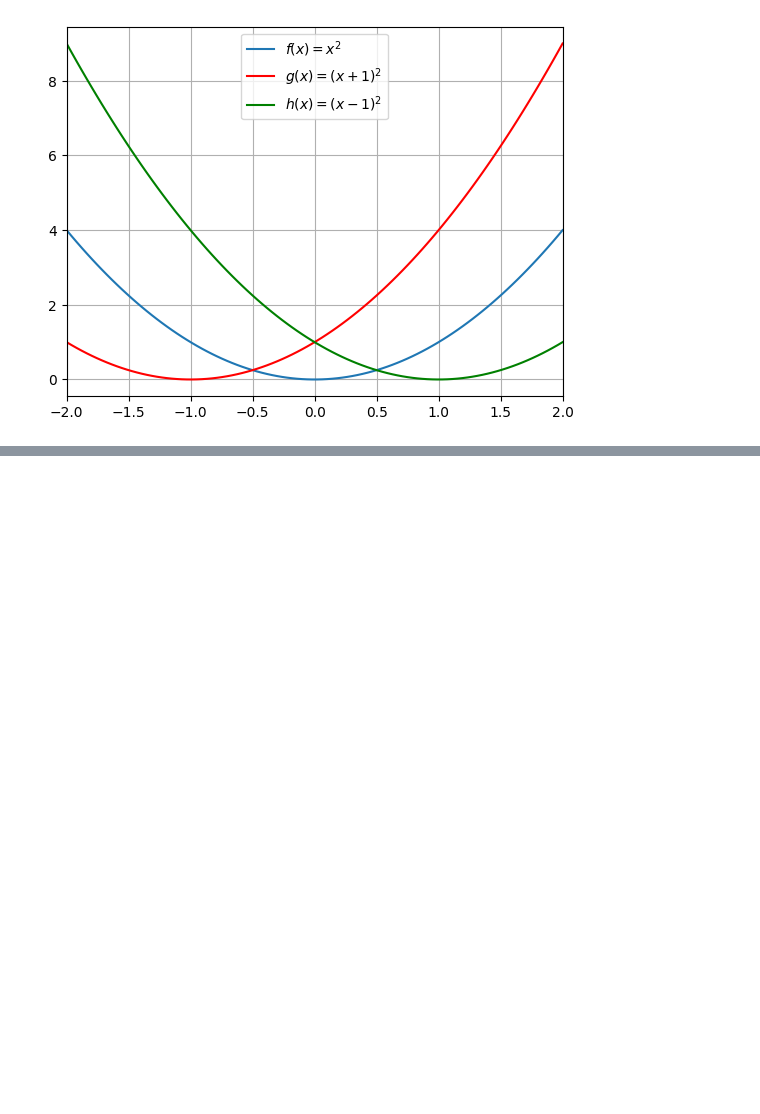
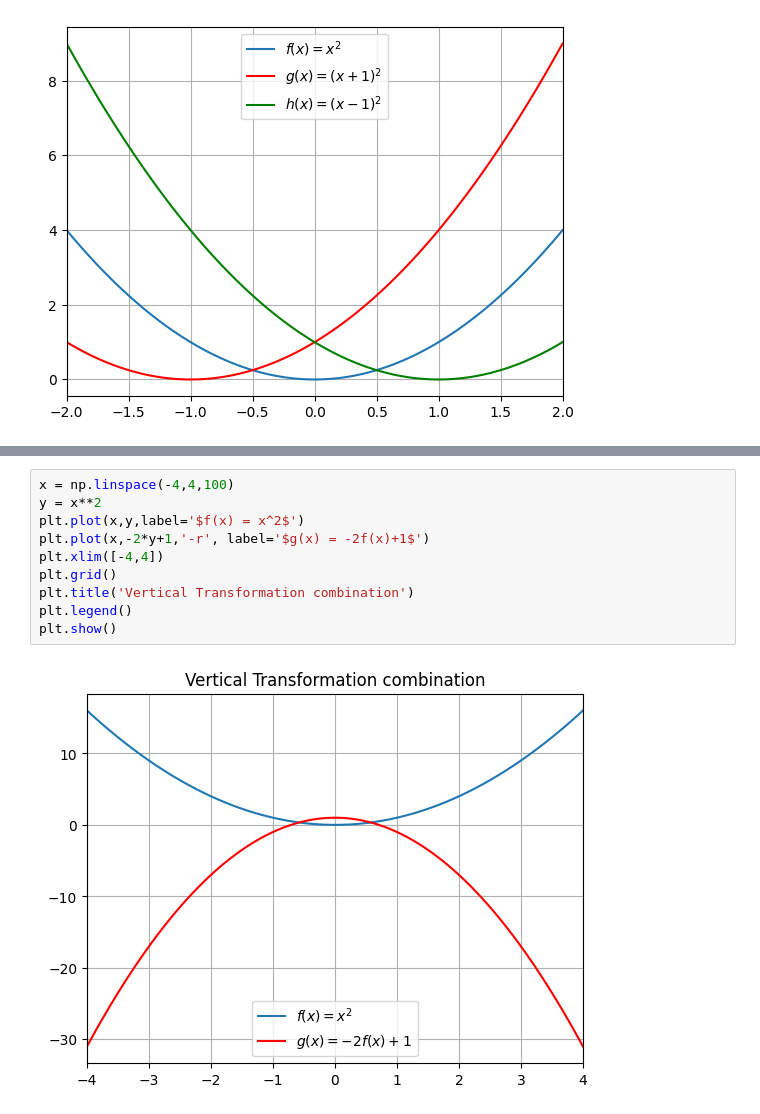
Before and after one commit to nv-mldev/math-bootcamp, a Jupyter notebook: chapters/algebra/scripts.ipynb, the cells around one changed output, grey strips where cells are left out. Saved outputs shown, nothing was run; the diff lists cells and outputs as text; blank space fills up the shorter version.

```diff
--- a/chapters/algebra/scripts.ipynb
+++ b/chapters/algebra/scripts.ipynb
@@ -79,0 +91,12 @@ plt.show()
+# %%
+x = np.linspace(-4,4,100)
+y = x**2
+plt.plot(x,y,label='$f(x) = x^2$')
+plt.plot(x,-2*y+1,'-r', label='$g(x) = -2f(x)+1$')
+plt.xlim([-4,4])
+plt.grid()
+plt.title('Vertical Transformation combination')
+plt.legend()
+plt.show()
+# %% [output]
+[figure, added]
```
Also changed, not shown: parts of 6 cells of this notebook, 16 other files.
